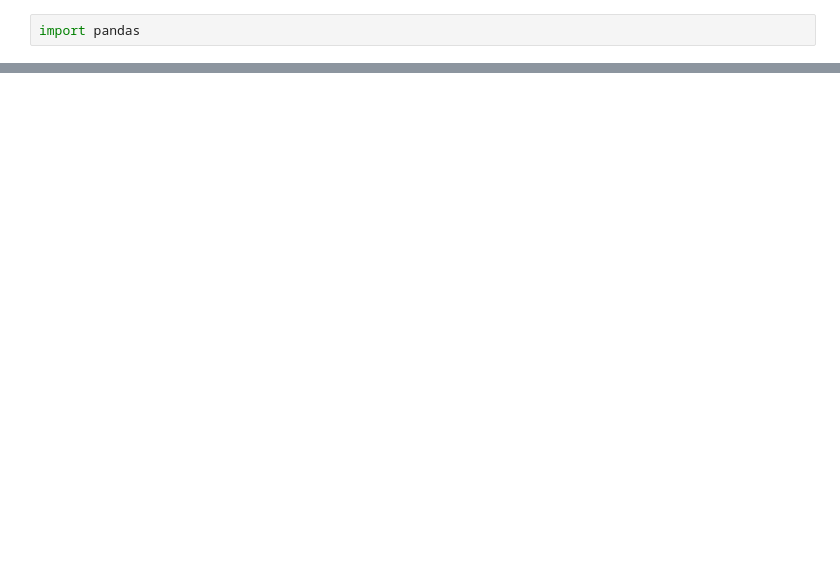
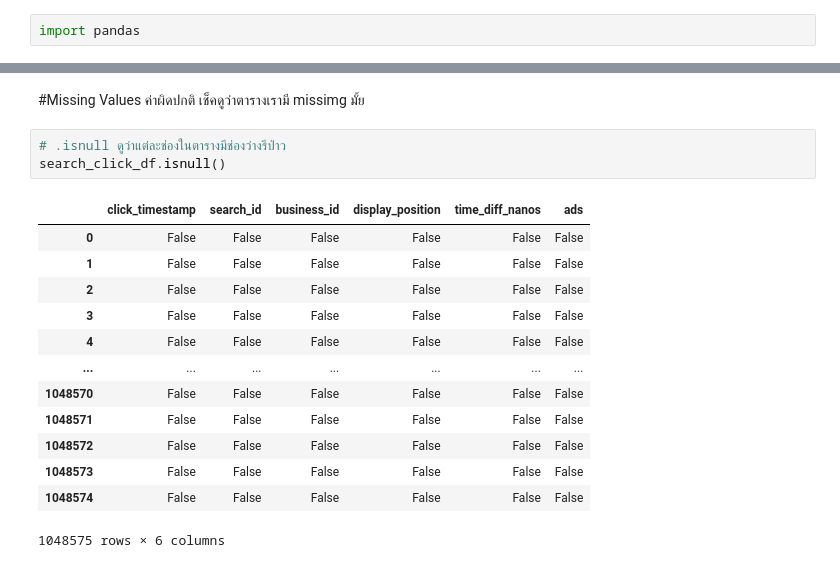
Before and after one commit to waraporn19/KKU_data_mining, a Jupyter notebook: Pandas_101.ipynb, the cells around one changed output, grey strips where cells are left out. Cells and saved outputs as stored; diff of their text form; blank space fills up the shorter version.

```diff
--- a/Pandas_101.ipynb
+++ b/Pandas_101.ipynb
@@ -90,0 +113,19 @@ w_restaurant_df[['number_of_chains']] = w_restaurant_df[['name_of_chains']].fill
+# %% [markdown]
+#Missing Values ค่าผิดปกติ เช็คดูว่าตารางเรามี missimg มั้ย
+# %%
+# .isnull ดูว่าแต่ละช่องในตารางมีช่องว่างรึป่าว
+search_click_df.isnull()
+# %% [output]
+|  | click_timestamp | search_id | business_id | display_position | time_diff_nanos | ads |
+| 0 | False | False | False | False | False | False |
+| 1 | False | False | False | False | False | False |
+| 2 | False | False | False | False | False | False |
+| 3 | False | False | False | False | False | False |
+| 4 | False | False | False | False | False | False |
+| ... | ... | ... | ... | ... | ... | ... |
+| 1048570 | False | False | False | False | False | False |
+| 1048571 | False | False | False | False | False | False |
+| 1048572 | False | False | False | False | False | False |
+| 1048573 | False | False | False | False | False | False |
+| 1048574 | False | False | False | False | False | False |
+1048575 rows × 6 columns
```
Also changed, not shown: parts of 80 cells of this notebook.
